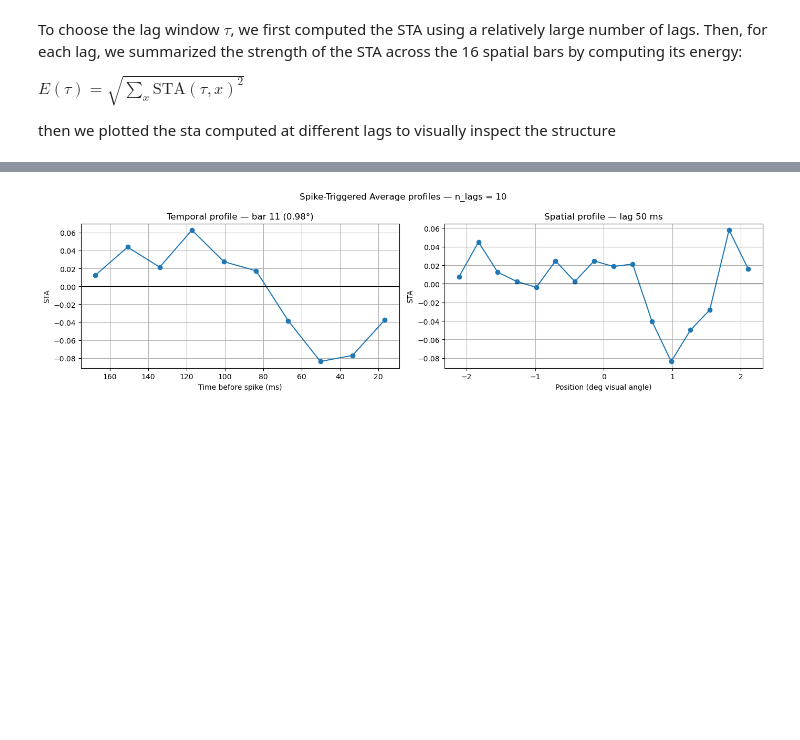
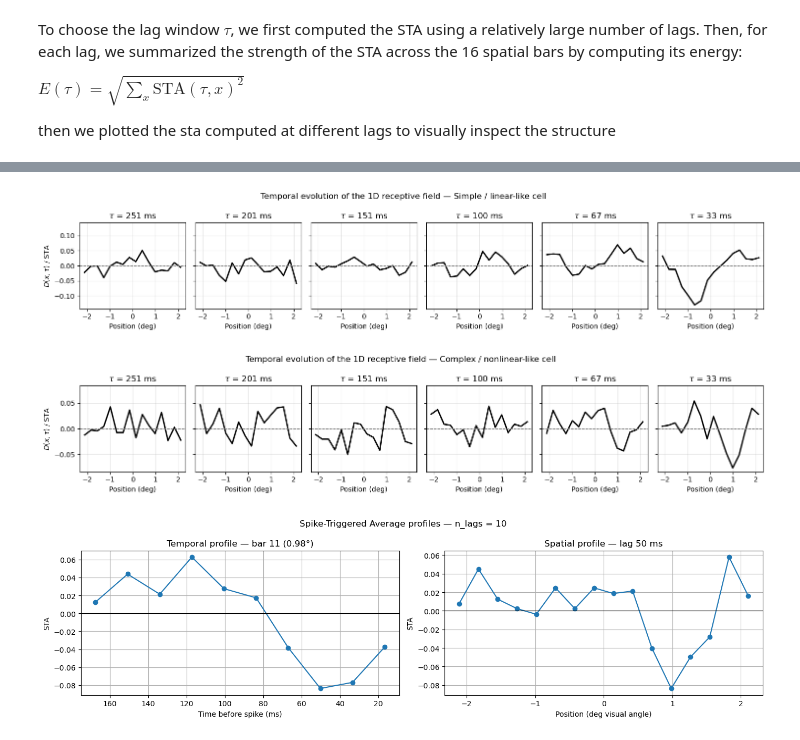
Before and after one commit to alessandrodipiano/neural_encoding, a Jupyter notebook: notebook/start.ipynb, the cells around one changed output, grey strips where cells are left out. Drawn from its saved outputs; the diff is of its cells as text; code cells hidden in the pictures; blank space fills up the shorter version.

```diff
--- a/notebook/start.ipynb
+++ b/notebook/start.ipynb
@@ -467,3 +497,63 @@ plt.show()
+# %%
+target_lags_ms = [250, 200, 150, 100, 75, 30]
+
+groups_to_plot = [
+    "Simple / linear-like cell",
+    "Complex / nonlinear-like cell",
+]
+
+for group_name in groups_to_plot:
+
+    sta_plot = all_stas[group_name][30]   # use the 30-lag STA
+
+    n_lags, n_bars = sta_plot.shape
+
+    lags_ms = 1000 * np.arange(1, n_lags + 1) / frame_rate
+
+    lag_indices = [
+        int(np.argmin(np.abs(lags_ms - target)))
+        for target in target_lags_ms
+    ]
+
+    vmax = np.max(np.abs(sta_plot[lag_indices, :]))
+
+    fig, axes = plt.subplots(
+        1,
+        len(lag_indices),
+        figsize=(15, 3),
+        sharey=True
+    )
+
+    for ax, lag_idx, target in zip(axes, lag_indices, target_lags_ms):
+        profile = sta_plot[lag_idx, :]
+
+        ax.plot(
+            bar_centers,
+            profile,
+            color="black",
+            linewidth=2
+        )
+
+        ax.axhline(
+            0,
+            color="gray",
+            linestyle="--",
+            linewidth=1
+        )
+
+        ax.set_ylim(-vmax * 1.1, vmax * 1.1)
+        ax.set_title(rf"$\tau$ = {lags_ms[lag_idx]:.0f} ms")
+        ax.set_xlabel("Position (deg)")
+        ax.grid(True, alpha=0.3)
+
+    axes[0].set_ylabel(r"$D(x,\tau)$ / STA")
+
+    fig.suptitle(f"Temporal evolution of the 1D receptive field — {group_name}")
+    plt.tight_layout()
+    plt.show()
+# %% [output]
+[figure, added]
+[figure, added]
 # %%
 n_lags= 10
 sta_plot = stas[n_lags]
```
Also changed, not shown: parts of 20 cells of this notebook.
